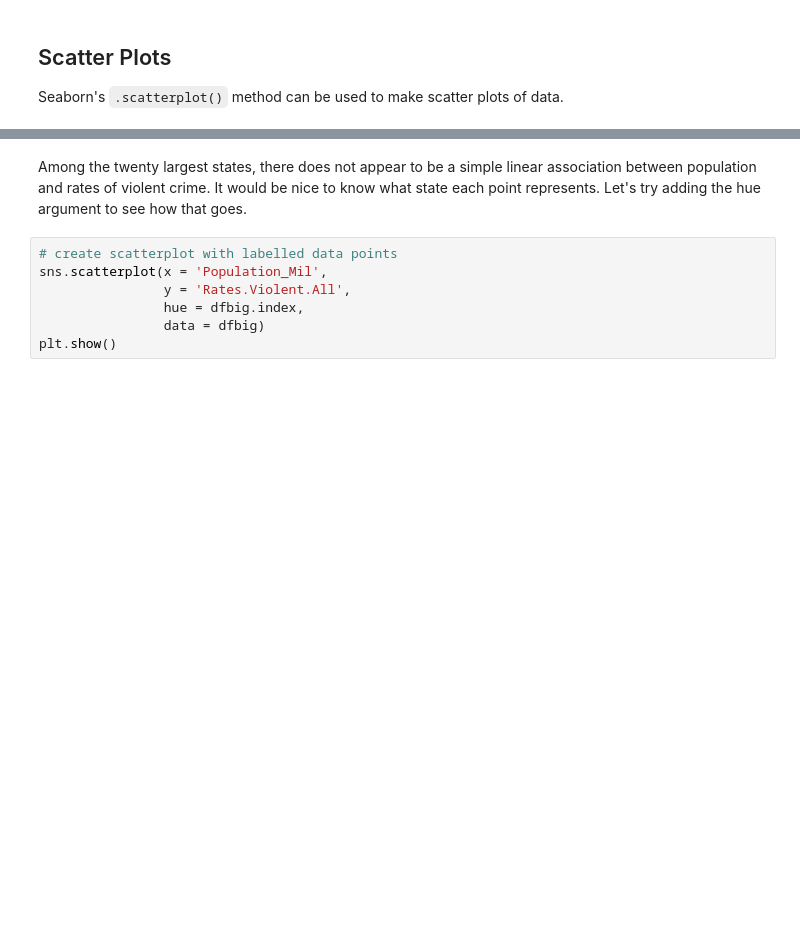
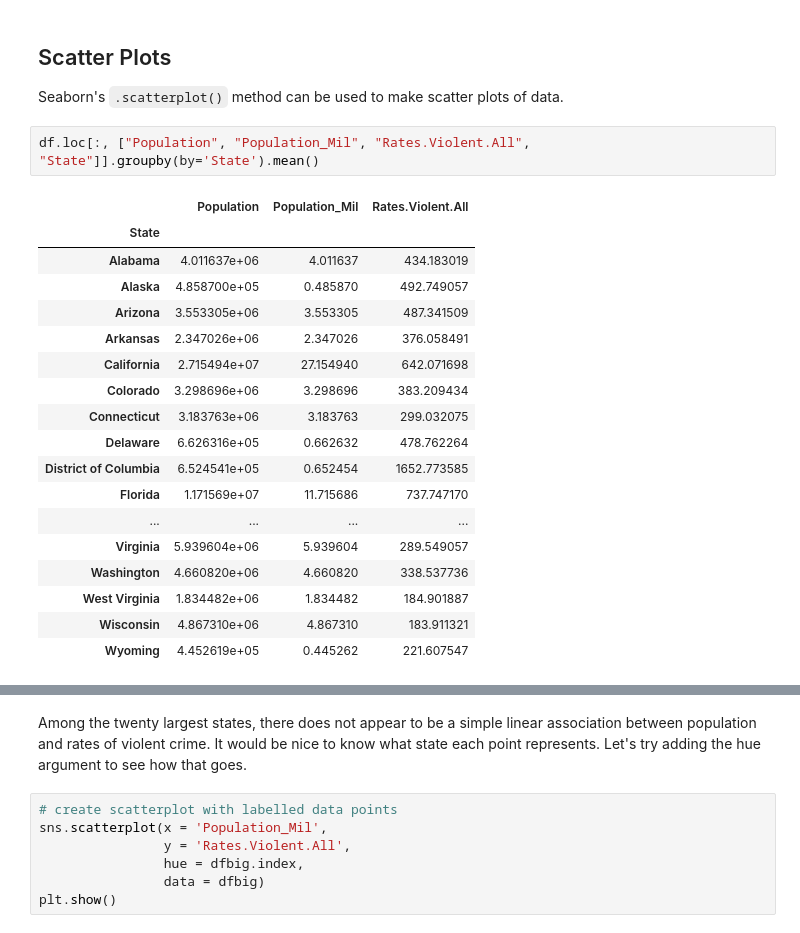
Before and after one commit to CS-DS-125/125book, a Jupyter notebook: source/09-DataVisualization/notebooks/09_1_Visualization_Introduction_with_Seaborn.ipynb, the cells around one changed output, grey strips where cells are left out. Saved outputs shown, nothing was run; the diff lists cells and outputs as text; blank space fills up the shorter version.

```diff
--- a/source/09-DataVisualization/notebooks/09_1_Visualization_Introduction_with_Seaborn.ipynb
+++ b/source/09-DataVisualization/notebooks/09_1_Visualization_Introduction_with_Seaborn.ipynb
@@ -346,5 +346,26 @@ plt.show()
 # %% [markdown]
 ## Scatter Plots
 Seaborn's `.scatterplot()` method can be used to make scatter plots of data.
+# %%
+df.loc[:, ["Population", "Population_Mil", "Rates.Violent.All", "State"]].groupby(by='State').mean()
+# %% [output]
+|  | Population | Population_Mil | Rates.Violent.All |
+| State |  |  |  |
+| Alabama | 4.011637e+06 | 4.011637 | 434.183019 |
+| Alaska | 4.858700e+05 | 0.485870 | 492.749057 |
+| Arizona | 3.553305e+06 | 3.553305 | 487.341509 |
+| Arkansas | 2.347026e+06 | 2.347026 | 376.058491 |
+| California | 2.715494e+07 | 27.154940 | 642.071698 |
+| Colorado | 3.298696e+06 | 3.298696 | 383.209434 |
+| Connecticut | 3.183763e+06 | 3.183763 | 299.032075 |
+| Delaware | 6.626316e+05 | 0.662632 | 478.762264 |
+| District of Columbia | 6.524541e+05 | 0.652454 | 1652.773585 |
+| Florida | 1.171569e+07 | 11.715686 | 737.747170 |
+| ... | ... | ... | ... |
+| Virginia | 5.939604e+06 | 5.939604 | 289.549057 |
+| Washington | 4.660820e+06 | 4.660820 | 338.537736 |
+| West Virginia | 1.834482e+06 | 1.834482 | 184.901887 |
+| Wisconsin | 4.867310e+06 | 4.867310 | 183.911321 |
+| Wyoming | 4.452619e+05 | 0.445262 | 221.607547 |
 # %%
 # group by state, with mean aggregation
```
Also changed, not shown: parts of 4 cells of this notebook.
